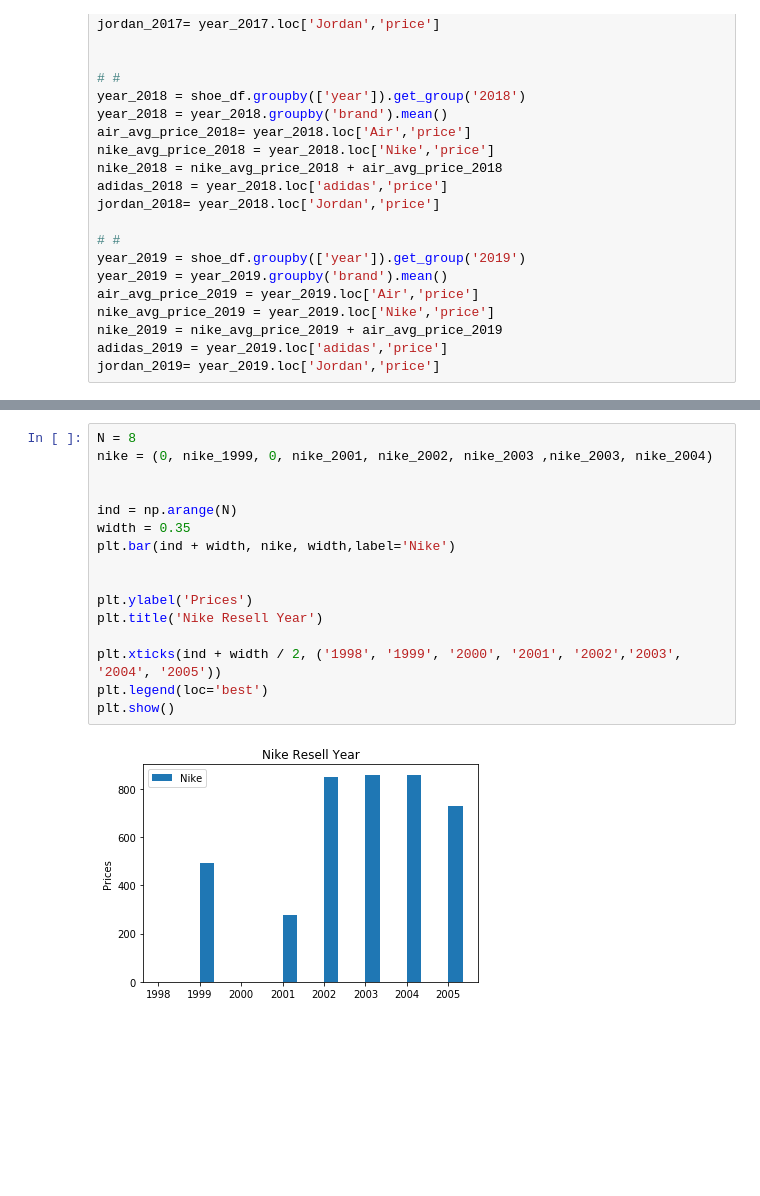
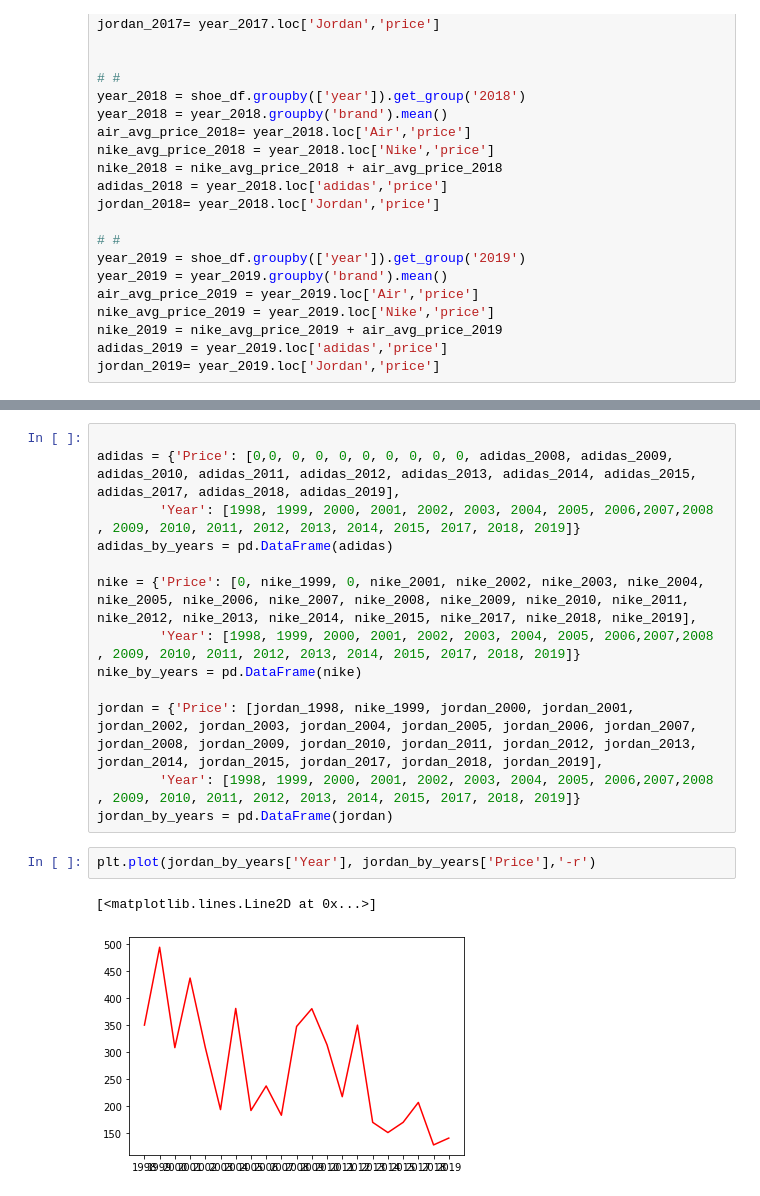
Before and after one commit to GaelGil/web-scraper, a Jupyter notebook: analysis/main_data.ipynb, the cells around one changed output, grey strips where cells are left out. Saved outputs shown, nothing was run; the diff lists cells and outputs as text; blank space fills up the shorter version.

```diff
--- a/analysis/main_data.ipynb
+++ b/analysis/main_data.ipynb
@@ -361,18 +327,18 @@ plt.show()
-# %%
-N = 8
-nike = (0, nike_1999, 0, nike_2001, nike_2002, nike_2003 ,nike_2003, nike_2004)
-
-
-ind = np.arange(N)
-width = 0.35
-plt.bar(ind + width, nike, width,label='Nike')
-
-
-plt.ylabel('Prices')
-plt.title('Nike Resell Year')
-
-plt.xticks(ind + width / 2, ('1998', '1999', '2000', '2001', '2002','2003', '2004', '2005'))
-plt.legend(loc='best')
-plt.show()
-# %% [output]
-[figure, removed]
+# %%
+
+adidas = {'Price': [0,0, 0, 0, 0, 0, 0, 0, 0, 0, adidas_2008, adidas_2009, adidas_2010, adidas_2011, adidas_2012, adidas_2013, adidas_2014, adidas_2015, adidas_2017, adidas_2018, adidas_2019],
+        'Year': [1998, 1999, 2000, 2001, 2002, 2003, 2004, 2005, 2006,2007,2008 , 2009, 2010, 2011, 2012, 2013, 2014, 2015, 2017, 2018, 2019]}
+adidas_by_years = pd.DataFrame(adidas)
+
+nike = {'Price': [0, nike_1999, 0, nike_2001, nike_2002, nike_2003, nike_2004, nike_2005, nike_2006, nike_2007, nike_2008, nike_2009, nike_2010, nike_2011, nike_2012, nike_2013, nike_2014, nike_2015, nike_2017, nike_2018, nike_2019],
+        'Year': [1998, 1999, 2000, 2001, 2002, 2003, 2004, 2005, 2006,2007,2008 , 2009, 2010, 2011, 2012, 2013, 2014, 2015, 2017, 2018, 2019]}
+nike_by_years = pd.DataFrame(nike)
+
+jordan = {'Price': [jordan_1998, nike_1999, jordan_2000, jordan_2001, jordan_2002, jordan_2003, jordan_2004, jordan_2005, jordan_2006, jordan_2007, jordan_2008, jordan_2009, jordan_2010, jordan_2011, jordan_2012, jordan_2013, jordan_2014, jordan_2015, jordan_2017, jordan_2018, jordan_2019],
+        'Year': [1998, 1999, 2000, 2001, 2002, 2003, 2004, 2005, 2006,2007,2008 , 2009, 2010, 2011, 2012, 2013, 2014, 2015, 2017, 2018, 2019]}
+jordan_by_years = pd.DataFrame(jordan)
+# %%
+plt.plot(jordan_by_years['Year'], jordan_by_years['Price'],'-r')
+# %% [output]
+[<matplotlib.lines.Line2D at 0x...>]
+[figure, added]
```
Also changed, not shown: parts of 8 cells of this notebook.
